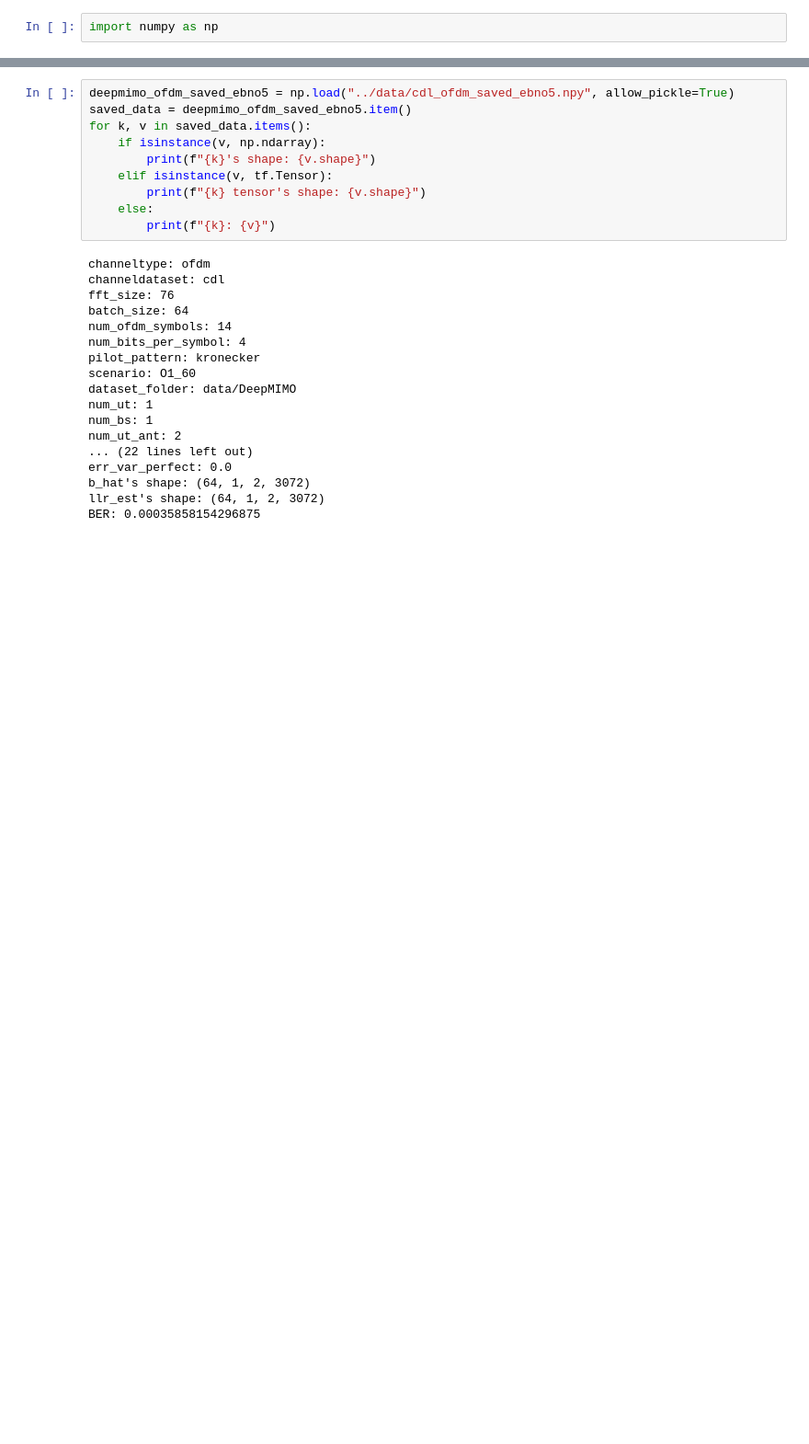
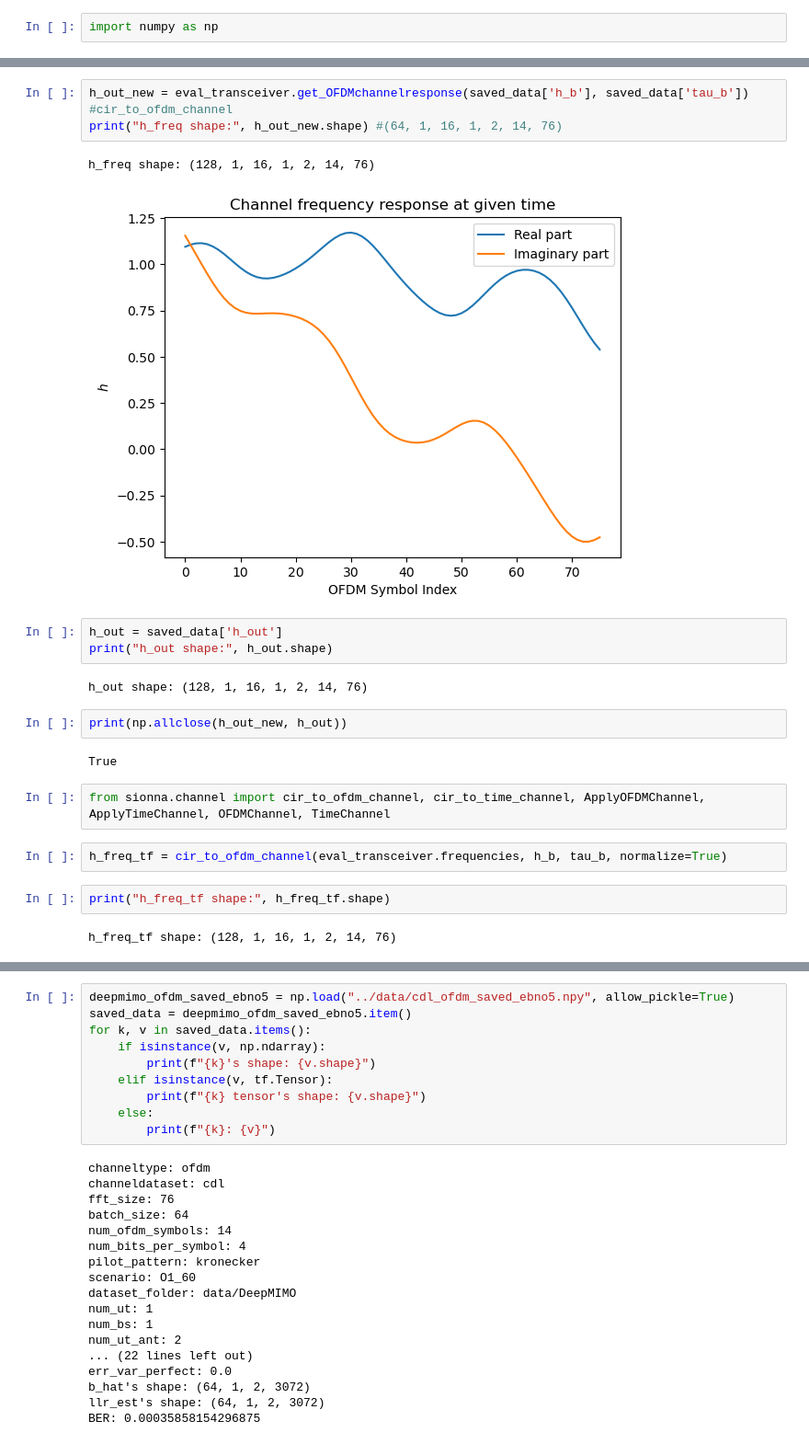
Before and after one commit to lkk688/AIsensing, a Jupyter notebook: deeplearning/ loadsaved.ipynb, the cells around one changed output, grey strips where cells are left out. Shown at 92% size. Cells and saved outputs as stored; diff of their text form; blank space fills up the shorter version.

```diff
--- a/deeplearning/ loadsaved.ipynb
+++ b/deeplearning/ loadsaved.ipynb
@@ -50,0 +107,23 @@ BER: 0.0013427734375
+# %%
+h_out_new = eval_transceiver.get_OFDMchannelresponse(saved_data['h_b'], saved_data['tau_b']) #cir_to_ofdm_channel
+print("h_freq shape:", h_out_new.shape) #(64, 1, 16, 1, 2, 14, 76)
+# %% [output]
+h_freq shape: (128, 1, 16, 1, 2, 14, 76)
+[figure, added]
+# %%
+h_out = saved_data['h_out']
+print("h_out shape:", h_out.shape)
+# %% [output]
+h_out shape: (128, 1, 16, 1, 2, 14, 76)
+# %%
+print(np.allclose(h_out_new, h_out))
+# %% [output]
+True
+# %%
+from sionna.channel import cir_to_ofdm_channel, cir_to_time_channel, ApplyOFDMChannel, ApplyTimeChannel, OFDMChannel, TimeChannel
+# %%
+h_freq_tf = cir_to_ofdm_channel(eval_transceiver.frequencies, h_b, tau_b, normalize=True)
+# %%
+print("h_freq_tf shape:", h_freq_tf.shape)
+# %% [output]
+h_freq_tf shape: (128, 1, 16, 1, 2, 14, 76)
```
Also changed, not shown: parts of 17 cells of this notebook, 1 other file.
